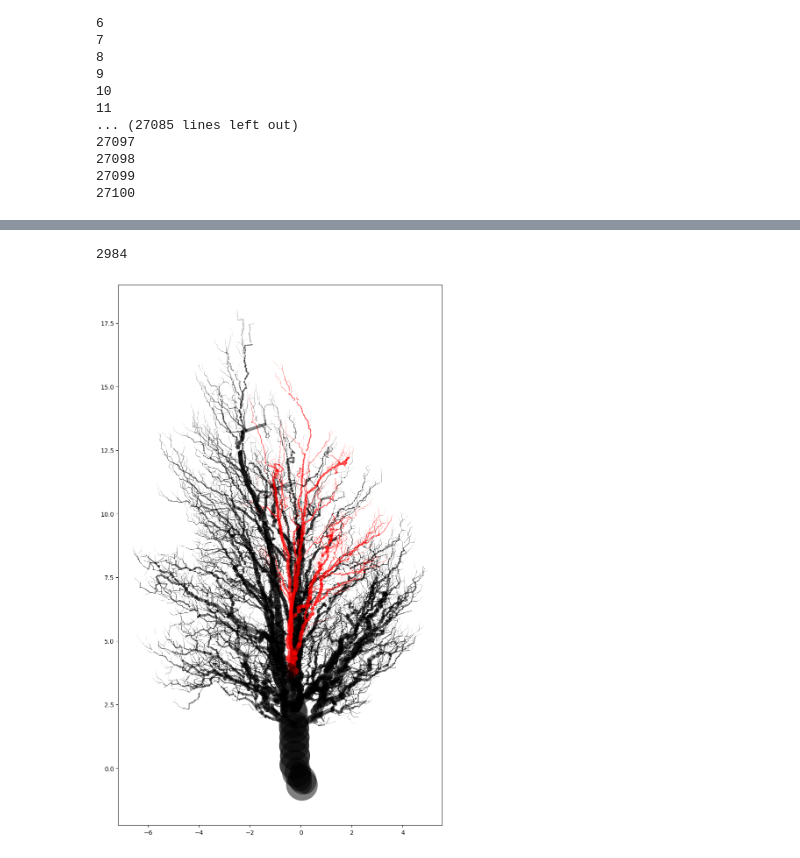
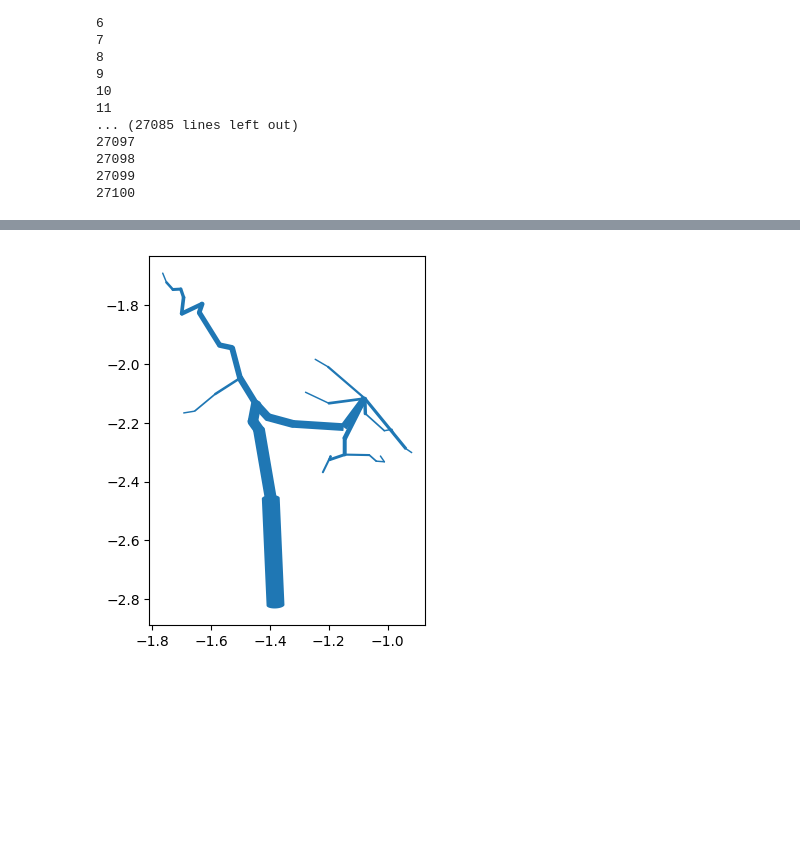
Before and after one commit to wischmcj/cylinders, a Jupyter notebook: cylinders/cli.ipynb, the cells around one changed output, grey strips where cells are left out. Drawn from its saved outputs; the diff is of its cells as text; code cells hidden in the pictures; blank space fills up the shorter version.

```diff
--- a/cylinders/cli.ipynb
+++ b/cylinders/cli.ipynb
@@ -222,11 +222,11 @@ class CylinderCollection:
         #self.df = self.df_full
         self.df=self.df_full#.iloc[:130,:]
         self.x = np.transpose(self.df.iloc[:,[3,6]].to_numpy())#columns 3 and 6 represent our x values
-        #self.y = np.transpose(self.df.iloc[:,[4,7]].to_numpy())#columns 4 and 7 the y values
-        #self.z = np.transpose(self.df.iloc[:,[5,8]].to_numpy())#columns 5 and 8 the z values
+        self.y = np.transpose(self.df.iloc[:,[4,7]].to_numpy())#columns 4 and 7 the y values
+        self.z = np.transpose(self.df.iloc[:,[5,8]].to_numpy())#columns 5 and 8 the z values
         # for side view
-        self.z = np.transpose(self.df.iloc[:,[4,7]].to_numpy())#columns 4 and 7 the y values
-        self.y = np.transpose(self.df.iloc[:,[5,8]].to_numpy())#columns 5 and 8 the z values
+        #self.z = np.transpose(self.df.iloc[:,[4,7]].to_numpy())#columns 4 and 7 the y values
+        #self.y = np.transpose(self.df.iloc[:,[5,8]].to_numpy())#columns 5 and 8 the z values
         self.pID =self.df.iloc[:,2].to_numpy()
         self.radius = self.df.iloc[:,9].to_numpy()
         self.noCylinders = self.radius.size
@@ -1051,35 +1050,59 @@ TypeError: cannot unpack non-iterable int object
 # %%
 
-#draw a connected component
-nodes = compGraphs[50].nodes
-print(len(nodes))
+# c= cyls[0]
+# # add to self
+# #self.connComps = pd.DataFrame(columns=['fNodes','drips', 'flow'] 'len','SA','PA','exposedSA']
+# #Identifying trunkNodes
+# import copy
+# #def get_flows(self):
+# g =c.graph
+# trunkNodes =  np.where(c.BO == 0)[0]
+# gtest = copy.deepcopy(g)
+# print(gtest.number_of_nodes())
+# gtest.remove_nodes_from(trunkNodes)
+# print(nx.number_connected_components(gtest))
+# titans = [node for node in gtest.nodes if (nx.degree(g,node)!=nx.degree(gtest,node))]
+#     #Nodes with a parent node in trunk, only 1 per connected component
+# comps = nx.connected_components(gtest)
+# compGraphs = [gtest.subgraph(c).copy() for c in comps]
+
+if 1==1:
+#for idx,comp in enumerate(c.connComps):
+    compGraph = gtest.subgraph(comp).copy()
+    compGraph = compGraphs[10]
+
+# #draw a connected component
+nodes = compGraph.nodes
+# print(len(nodes))
+# print(nodes)
 
 #list(e for e in g.nodes if g.degree(e)==1)
 # identify branchs of various orders
-trunk_ids = []
-colors = ['']*len(c.pSV)
-polys = []
-rev_polys =['']*len(c.pSV)
-for idx, poly in enumerate(c.pSV):
-    if idx in nodes:
-        colors[-idx] = 'Red'
-    else:
-        colors[-idx] ='None'
-    rev_polys[-idx] = c.pSV[idx]
+# trunk_ids = []
+# colors = ['']*len(c.pSV)
+# polys = []
+# rev_polys =['']*len(c.pSV)
+# for idx, poly in enumerate(c.pSV):
+#     if idx in nodes:
+#         colors[-idx] = 'Red'
+#     else:
+#         colors[-idx] ='None'
+#     rev_polys[-idx] = c.pSV[idx]
 
 # #myPolys = geo.GeoSeries(polys)
 # #myPolys.plot(color='red')
 
-fig, ax = plt.subplots(figsize = (20,16))
+myPolys = []
+for n in nodes:
+    myPolys.append(c.pSV[n-1])# geo.GeoSeries(rev_polys)
+test =geo.GeoSeries(myPolys)
+test.plot()
+#myPolys.plot(color=colors,ax=ax, alpha = .5)
 
-myPolys = geo.GeoSeries(rev_polys)
-myPolys.plot(color=colors,ax=ax, alpha = .5)
-#myPolys.plot()
 #plt.savefig(str(c.filename).replace('.csv','') +str("resr_output.svg"), format='svg', dpi=1200)
 
 plt.ion()
 plt.show()
-fig.savefig(str(c.filename).replace('.csv','') +str("_output.svg"), format='svg', dpi=1200)
+#fig.savefig(str(c.filename).replace('.csv','') +str("_output.svg"), format='svg', dpi=1200)
 # %% [output]
-2984
-[figure, old version]
+[figure, new version]
```
Also changed, not shown: parts of 10 cells of this notebook.
